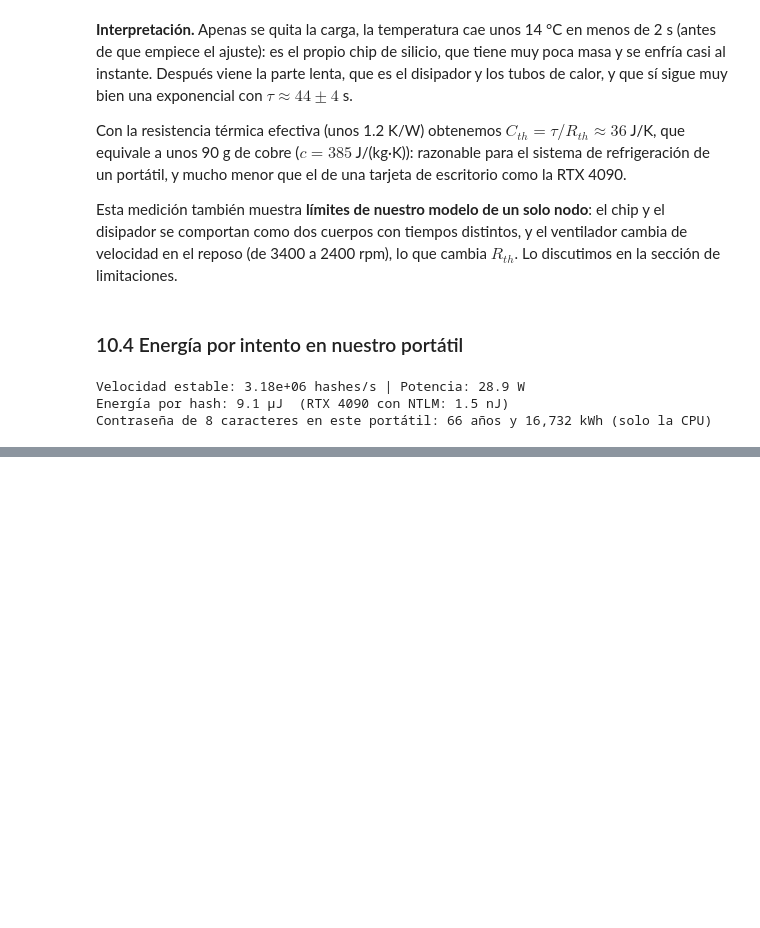
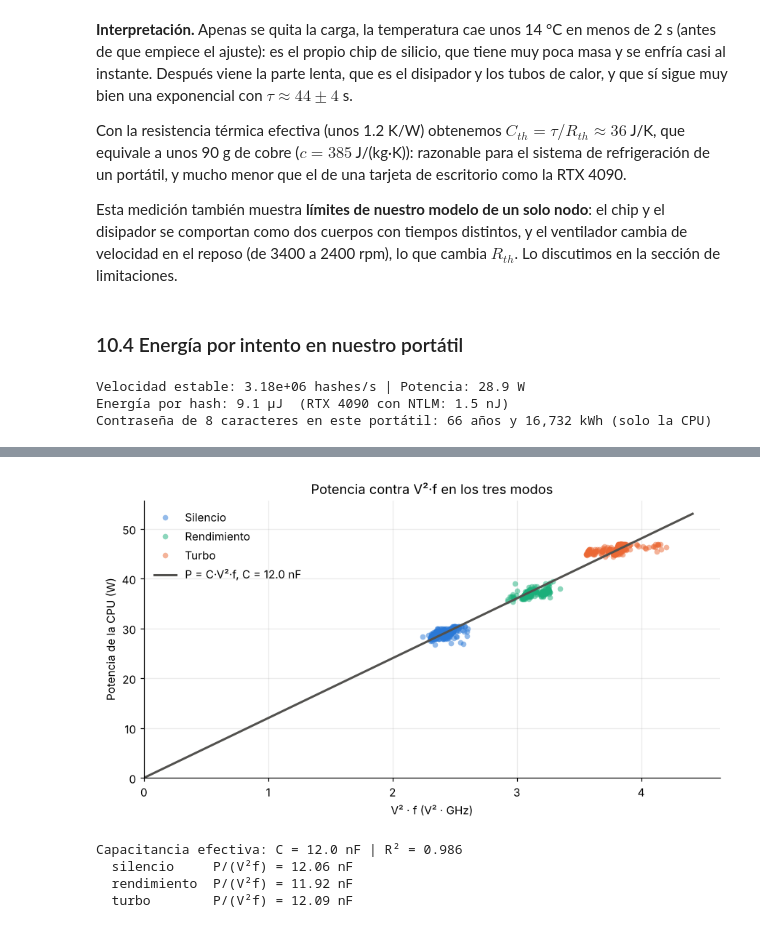
Before and after one commit to Byrojito/Proyecto_f-sicaA, a Jupyter notebook: proyecto.ipynb, the cells around one changed output, grey strips where cells are left out. Cells and saved outputs as stored; diff of their text form; code cells hidden in the pictures; blank space fills up the shorter version.

```diff
--- a/proyecto.ipynb
+++ b/proyecto.ipynb
@@ -448,0 +503,34 @@ Contraseña de 8 caracteres en este portátil: 66 años y 16,732 kWh (solo la CP
+# %%
+fig, ax = plt.subplots()
+todos_x, todos_P = [], []
+for modo in MODOS:
+    P_m, V_m, f_m = resultados[modo]["muestras"]
+    x = V_m**2 * f_m * 1e6          # V² · Hz
+    ax.plot(x / 1e9, P_m, "o", color=COLOR_MODO[modo], ms=5, alpha=0.5, mec="none", label=modo.capitalize())
+    todos_x.append(x); todos_P.append(P_m)
+todos_x, todos_P = np.concatenate(todos_x), np.concatenate(todos_P)
+
+C_ef = np.sum(todos_x * todos_P) / np.sum(todos_x**2)     # mínimos cuadrados, recta por el origen
+residuo = todos_P - C_ef * todos_x
+R2 = 1 - np.sum(residuo**2) / np.sum((todos_P - todos_P.mean())**2)
+x_linea = np.linspace(0, todos_x.max() * 1.05, 50)
+ax.plot(x_linea / 1e9, C_ef * x_linea, color=GRIS, lw=2, label=f"P = C·V²·f, C = {C_ef * 1e9:.1f} nF")
+ax.set_xlim(left=0); ax.set_ylim(bottom=0)
+ax.set_xlabel("V² · f (V² · GHz)")
+ax.set_ylabel("Potencia de la CPU (W)")
+ax.set_title("Potencia contra V²·f en los tres modos")
+ax.legend(loc="upper left")
+fig.tight_layout()
+fig.savefig("figuras/potencia_cv2f.png", dpi=200)
+plt.show()
+
+print(f"Capacitancia efectiva: C = {C_ef * 1e9:.1f} nF | R² = {R2:.3f}")
+for modo in MODOS:
+    P_m, V_m, f_m = resultados[modo]["muestras"]
+    print(f"  {modo:12s} P/(V²f) = {np.mean(P_m / (V_m**2 * f_m * 1e6)) * 1e9:.2f} nF")
+# %% [output]
+[figure, added]
+Capacitancia efectiva: C = 12.0 nF | R² = 0.986
+  silencio     P/(V²f) = 12.06 nF
+  rendimiento  P/(V²f) = 11.92 nF
+  turbo        P/(V²f) = 12.09 nF
```
Also changed, not shown: parts of 9 cells of this notebook, 7 other files.
